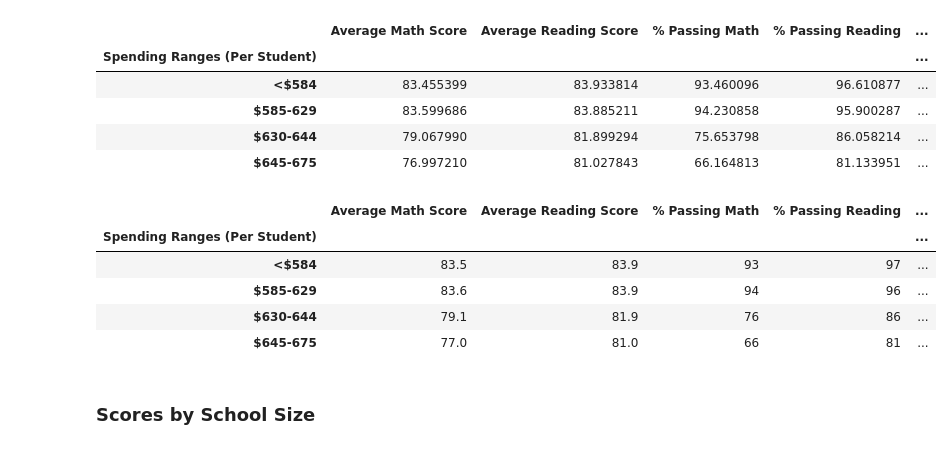
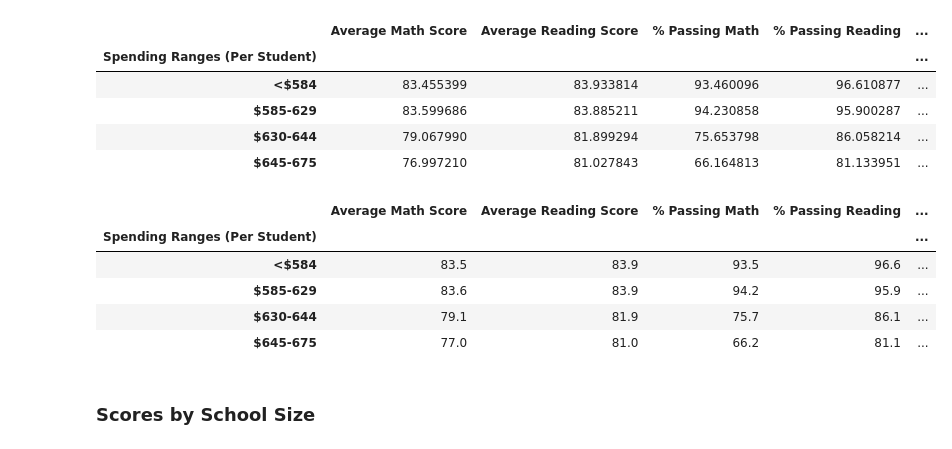
Before and after one commit to michaelmalamut/School_District_Analysis, a Jupyter notebook: PyCitySchools_Challenge.ipynb, the cells around one changed output. Cells and saved outputs as stored; diff of their text form; code cells hidden in the pictures.

```diff
--- a/PyCitySchools_Challenge.ipynb
+++ b/PyCitySchools_Challenge.ipynb
@@ -564,23 +564,23 @@ spending_summary_df
 # %%
 # Format the DataFrame
 spending_summary_df["Average Math Score"] = spending_summary_df["Average Math Score"].map("{:.1f}".format)
 
 spending_summary_df["Average Reading Score"] = spending_summary_df["Average Reading Score"].map("{:.1f}".format)
 
-spending_summary_df["% Passing Math"] = spending_summary_df["% Passing Math"].map("{:.0f}".format)
+spending_summary_df["% Passing Math"] = spending_summary_df["% Passing Math"].map("{:.1f}".format)
 
-spending_summary_df["% Passing Reading"] = spending_summary_df["% Passing Reading"].map("{:.0f}".format)
+spending_summary_df["% Passing Reading"] = spending_summary_df["% Passing Reading"].map("{:.1f}".format)
 
-spending_summary_df["% Overall Passing"] = spending_summary_df["% Overall Passing"].map("{:.0f}".format)
+spending_summary_df["% Overall Passing"] = spending_summary_df["% Overall Passing"].map("{:.1f}".format)
 
 spending_summary_df
 # %% [output]
 |  | Average Math Score | Average Reading Score | % Passing Math | % Passing Reading | ... |
 | Spending Ranges (Per Student) |  |  |  |  | ... |
-| <$584 | 83.5 | 83.9 | 93 | 97 | ... |
-| $585-629 | 83.6 | 83.9 | 94 | 96 | ... |
-| $630-644 | 79.1 | 81.9 | 76 | 86 | ... |
-| $645-675 | 77.0 | 81.0 | 66 | 81 | ... |
+| <$584 | 83.5 | 83.9 | 93.5 | 96.6 | ... |
+| $585-629 | 83.6 | 83.9 | 94.2 | 95.9 | ... |
+| $630-644 | 79.1 | 81.9 | 75.7 | 86.1 | ... |
+| $645-675 | 77.0 | 81.0 | 66.2 | 81.1 | ... |
 # %% [markdown]
 ### Scores by School Size
 # %%
```
Also changed, not shown: parts of 85 cells of this notebook.
